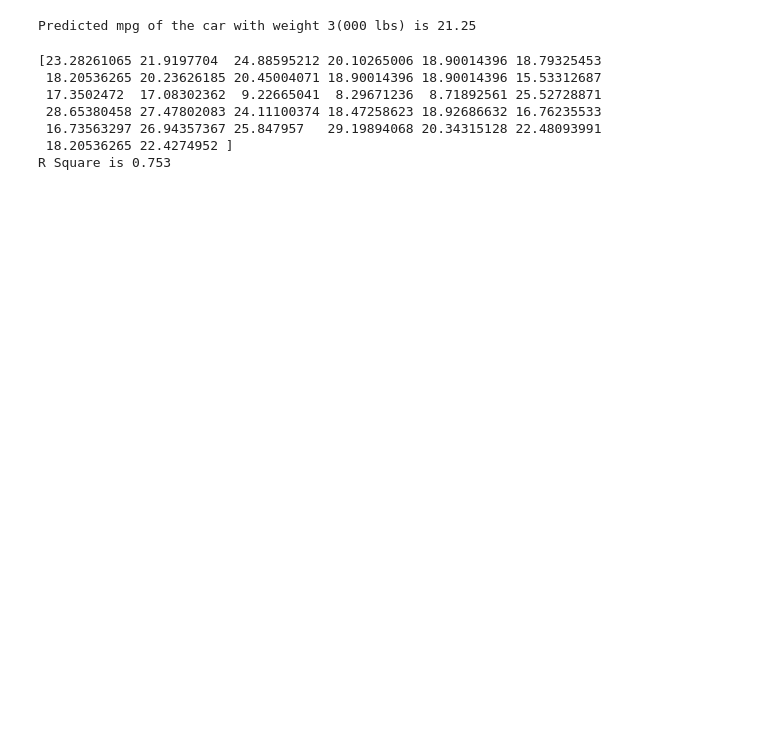
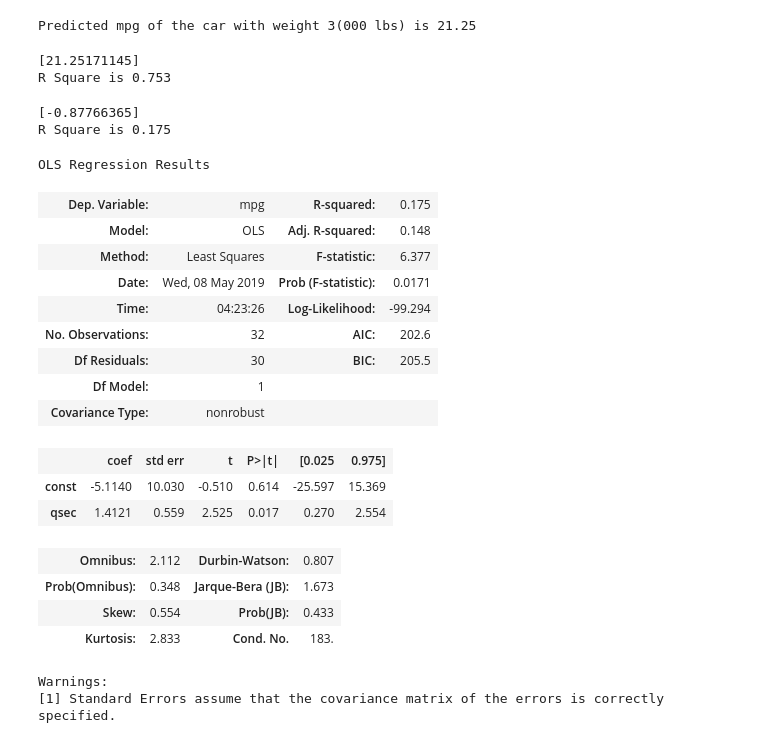
Before and after one commit to Praveennandhi13/Python_ML_Day1, a Jupyter notebook: Praveen_Training.ipynb, the cells around one changed output. Drawn from its saved outputs; the diff is of its cells as text; code cells hidden in the pictures; blank space fills up the shorter version.

```diff
--- a/Praveen_Training.ipynb
+++ b/Praveen_Training.ipynb
@@ -319,16 +356,57 @@ from sklearn import linear_model
 x = np.array(cars.wt).reshape(-1,1)
 y = cars.mpg
 lm = linear_model.LinearRegression()
-model = lm.fit(X,y)
-predictions = model.predict(X)
-print(predictions)
+model = lm.fit(x,y)
+new_X = np.array(3).reshape(-1,1)
+newpredictions = model.predict(new_X)
+print(newpredictions)
 
-print('R Square is %1.3f'%lm.score(X,y))
+print('R Square is %1.3f'%lm.score(x,y))
 # %% [output]
-[23.28261065 21.9197704  24.88595212 20.10265006 18.90014396 18.79325453
- 18.20536265 20.23626185 20.45004071 18.90014396 18.90014396 15.53312687
- 17.3502472  17.08302362  9.22665041  8.29671236  8.71892561 25.52728871
- 28.65380458 27.47802083 24.11100374 18.47258623 18.92686632 16.76235533
- 16.73563297 26.94357367 25.847957   29.19894068 20.34315128 22.48093991
- 18.20536265 22.4274952 ]
+[21.25171145]
 R Square is 0.753
+# %%
+from sklearn import linear_model
+
+x = np.array(cars.qsec).reshape(-1,1)
+y = cars.mpg
+lm = linear_model.LinearRegression()
+model = lm.fit(x,y)
+new_X = np.array(3).reshape(-1,1)
+newpredictions = model.predict(new_X)
+print(newpredictions)
+
+print('R Square is %1.3f'%lm.score(x,y))
+# %% [output]
+[-0.87766365]
+R Square is 0.175
+# %%
+import statsmodels.api as sm
+x = cars.qsec
+y = cars.mpg
+
+X = sm.add_constant(x)
+
+model = sm.OLS(y,X).fit()
+predictions = model.predict(X)
+model.summary()
+# %% [output]
+OLS Regression Results
+| Dep. Variable: | mpg | R-squared: | 0.175 |
+| Model: | OLS | Adj. R-squared: | 0.148 |
+| Method: | Least Squares | F-statistic: | 6.377 |
+| Date: | Wed, 08 May 2019 | Prob (F-statistic): | 0.0171 |
+| Time: | 04:23:26 | Log-Likelihood: | -99.294 |
+| No. Observations: | 32 | AIC: | 202.6 |
+| Df Residuals: | 30 | BIC: | 205.5 |
+| Df Model: | 1 |  |  |
+| Covariance Type: | nonrobust |  |  |
+|  | coef | std err | t | P>|t| | [0.025 | 0.975] |
+| const | -5.1140 | 10.030 | -0.510 | 0.614 | -25.597 | 15.369 |
+| qsec | 1.4121 | 0.559 | 2.525 | 0.017 | 0.270 | 2.554 |
+| Omnibus: | 2.112 | Durbin-Watson: | 0.807 |
+| Prob(Omnibus): | 0.348 | Jarque-Bera (JB): | 1.673 |
+| Skew: | 0.554 | Prob(JB): | 0.433 |
+| Kurtosis: | 2.833 | Cond. No. | 183. |
+Warnings:
+[1] Standard Errors assume that the covariance matrix of the errors is correctly specified.
```
Also changed, not shown: parts of 18 cells of this notebook.
